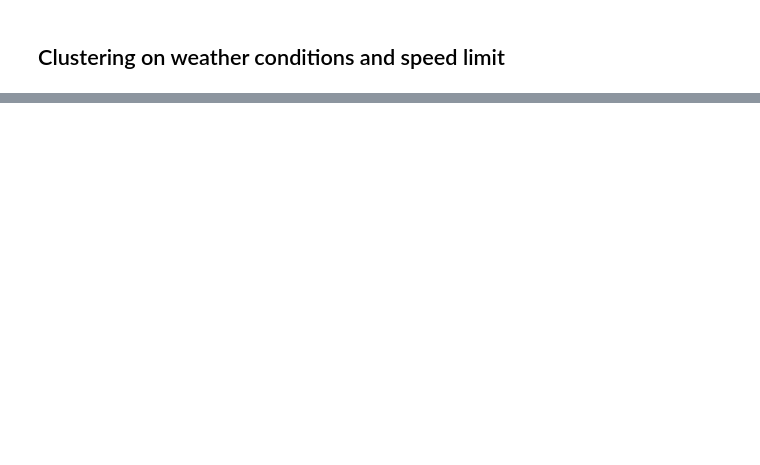
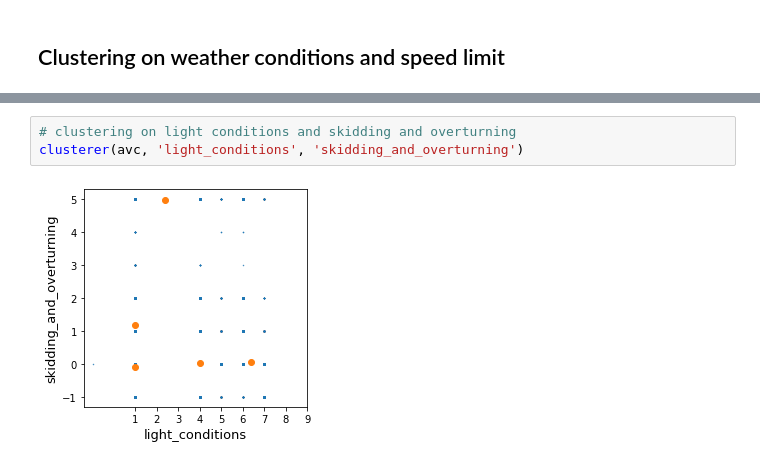
Before and after one commit to jakegodsall/road-traffic-accidents-2019, a Jupyter notebook: notebooks/clustering.ipynb, the cells around one changed output, grey strips where cells are left out. Cells and saved outputs as stored; diff of their text form; blank space fills up the shorter version.

```diff
--- a/notebooks/clustering.ipynb
+++ b/notebooks/clustering.ipynb
@@ -155,0 +179,5 @@ plt.show()
+# %%
+# clustering on light conditions and skidding and overturning
+clusterer(avc, 'light_conditions', 'skidding_and_overturning')
+# %% [output]
+[figure, added]
```
Also changed, not shown: parts of 11 cells of this notebook.
